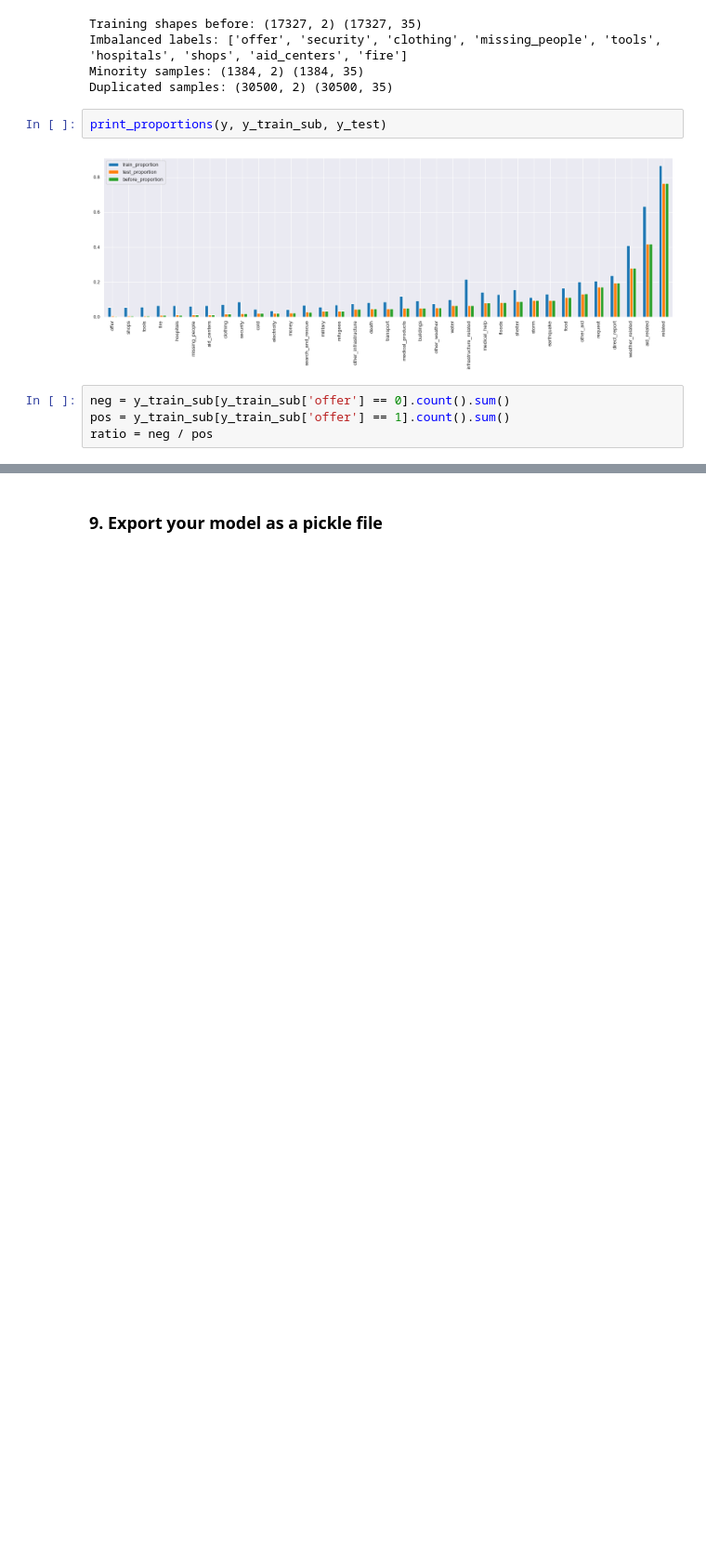
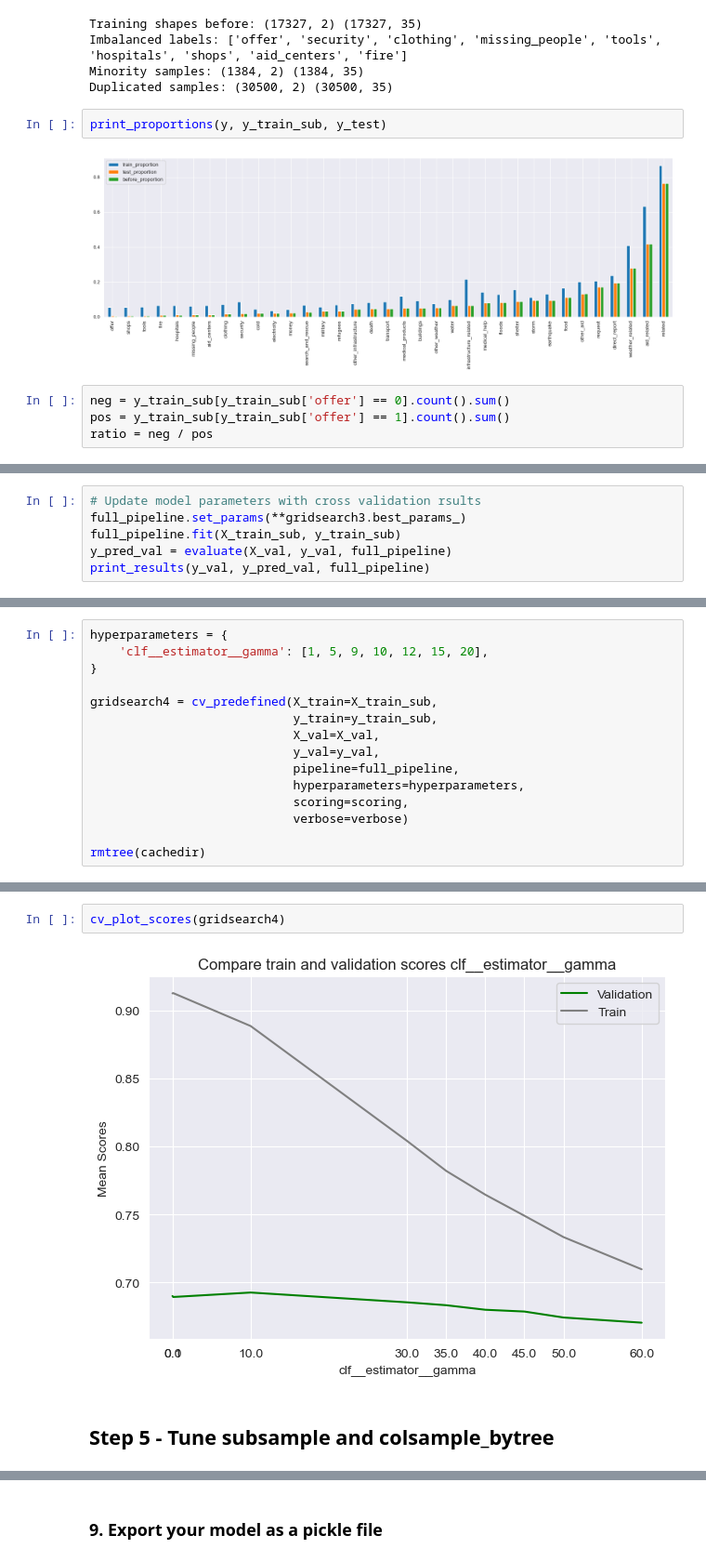
Before and after one commit to JuanitaSmith/disaster_recovery_pipelines, a Jupyter notebook: notebooks/ML Pipeline Preparation.ipynb, the cells around one changed output, grey strips where cells are left out. Shown: that part at 93% size. Cells and saved outputs as stored; diff of their text form; blank space fills up the shorter version.

```diff
--- a/notebooks/ML Pipeline Preparation.ipynb
+++ b/notebooks/ML Pipeline Preparation.ipynb
@@ -731,0 +833,6 @@ Use grid search to find better parameters.
+# %%
+# Update model parameters with cross validation rsults
+full_pipeline.set_params(**gridsearch3.best_params_)
+full_pipeline.fit(X_train_sub, y_train_sub)
+y_pred_val = evaluate(X_val, y_val, full_pipeline)
+print_results(y_val, y_pred_val, full_pipeline)
@@ -731,0 +863,15 @@ Use grid search to find better parameters.
+# %%
+hyperparameters = {
+    'clf__estimator__gamma': [1, 5, 9, 10, 12, 15, 20],
+}
+
+gridsearch4 = cv_predefined(X_train=X_train_sub,
+                            y_train=y_train_sub,
+                            X_val=X_val,
+                            y_val=y_val,
+                            pipeline=full_pipeline,
+                            hyperparameters=hyperparameters,
+                            scoring=scoring,
+                            verbose=verbose)
+
+rmtree(cachedir)
@@ -731,0 +920,6 @@ Use grid search to find better parameters.
+# %%
+cv_plot_scores(gridsearch4)
+# %% [output]
+[figure, added]
+# %% [markdown]
+## Step 5 - Tune subsample and colsample_bytree
```
Also changed, not shown: parts of 102 cells of this notebook, 2 other files.
